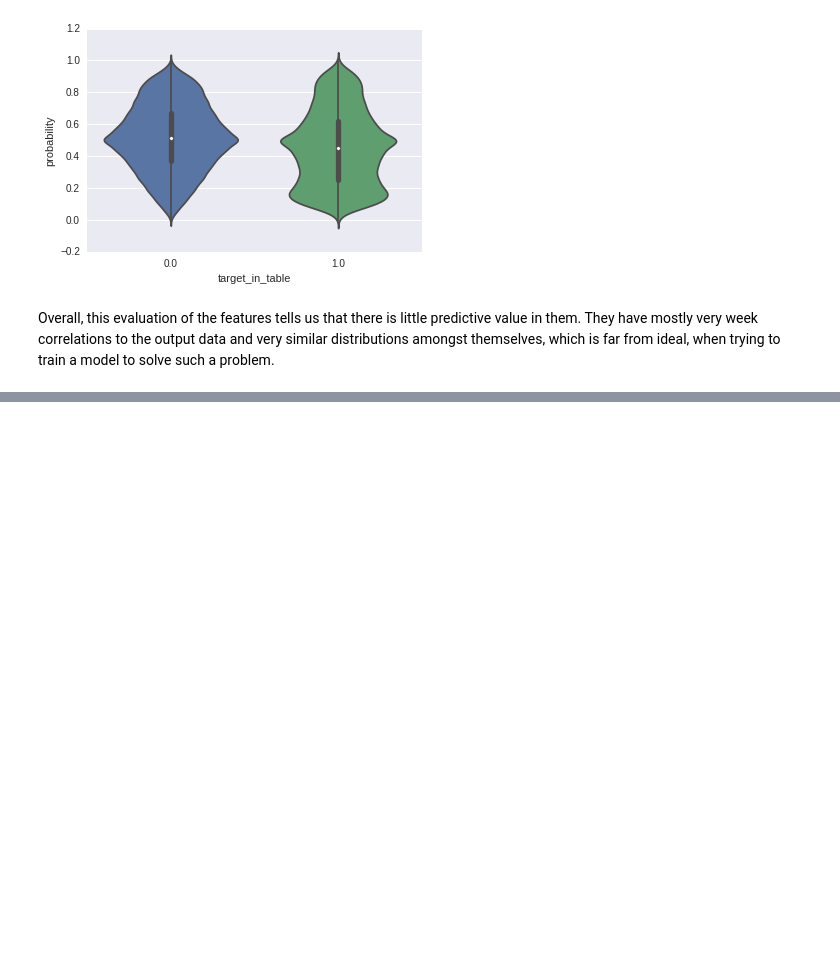
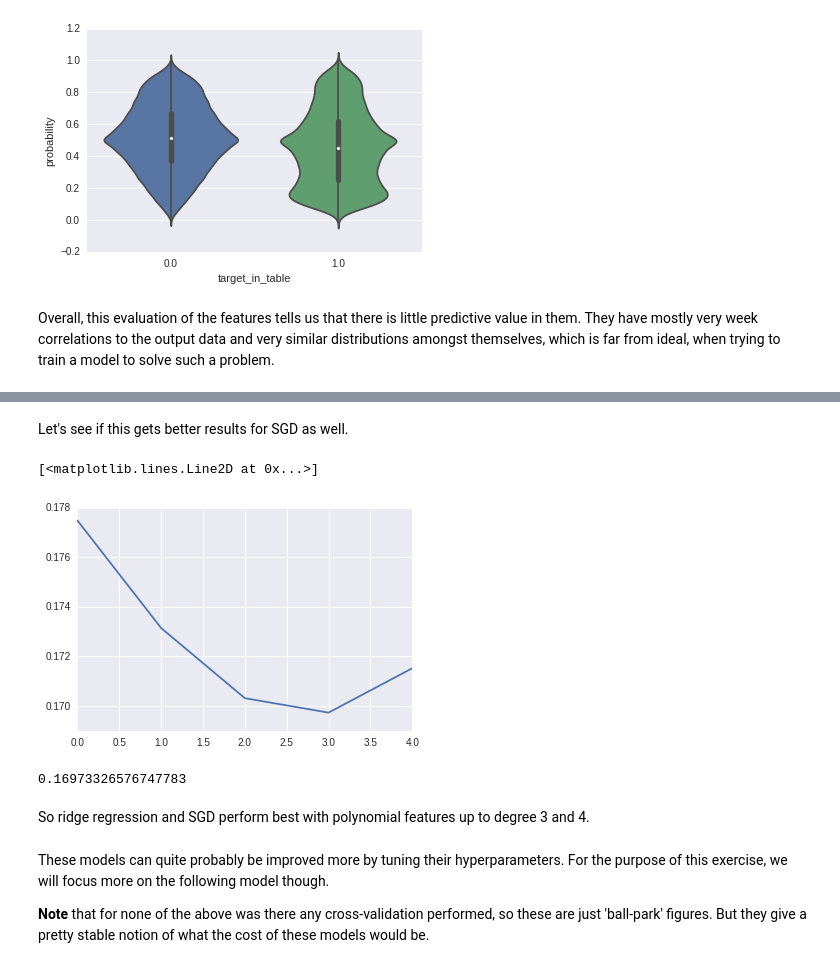
Before and after one commit to semplea/wiki-linkprob, a Jupyter notebook: Wikipedia pages.ipynb, the cells around one changed output, grey strips where cells are left out. Saved outputs shown, nothing was run; the diff lists cells and outputs as text; code cells hidden in the pictures; blank space fills up the shorter version.

```diff
--- a/Wikipedia pages.ipynb
+++ b/Wikipedia pages.ipynb
@@ -217,0 +288,26 @@ dummy = DummyRegressor(strategy='constant', constant=0.5)
+# %% [markdown]
+Let's see if this gets better results for SGD as well.
+# %%
+reg = SGDRegressor(loss='huber', n_iter=50)
+mae = []
+for i in range(0,5):
+    poly_X = PolynomialFeatures(i).fit_transform(X)
+    X_train, X_test, y_train, y_test = train_test_split(poly_X, y, random_state=0)
+    reg.fit(scale(X_train), y_train)
+    y_pred = reg.predict(scale(X_test))
+    mae.append(mean_absolute_error(y_test, y_pred))
+
+plt.plot(mae)
+# %% [output]
+[<matplotlib.lines.Line2D at 0x...>]
+[figure, added]
+# %%
+mae[3]
+# %% [output]
+0.16973326576747783
+# %% [markdown]
+So ridge regression and SGD perform best with polynomial features up to degree 3 and 4.
+# %% [markdown]
+These models can quite probably be improved more by tuning their hyperparameters. For the purpose of this exercise, we will focus more on the following model though.
+
+**Note** that for none of the above was there any cross-validation performed, so these are just 'ball-park' figures. But they give a pretty stable notion of what the cost of these models would be.
```
Also changed, not shown: parts of 26 cells of this notebook.
